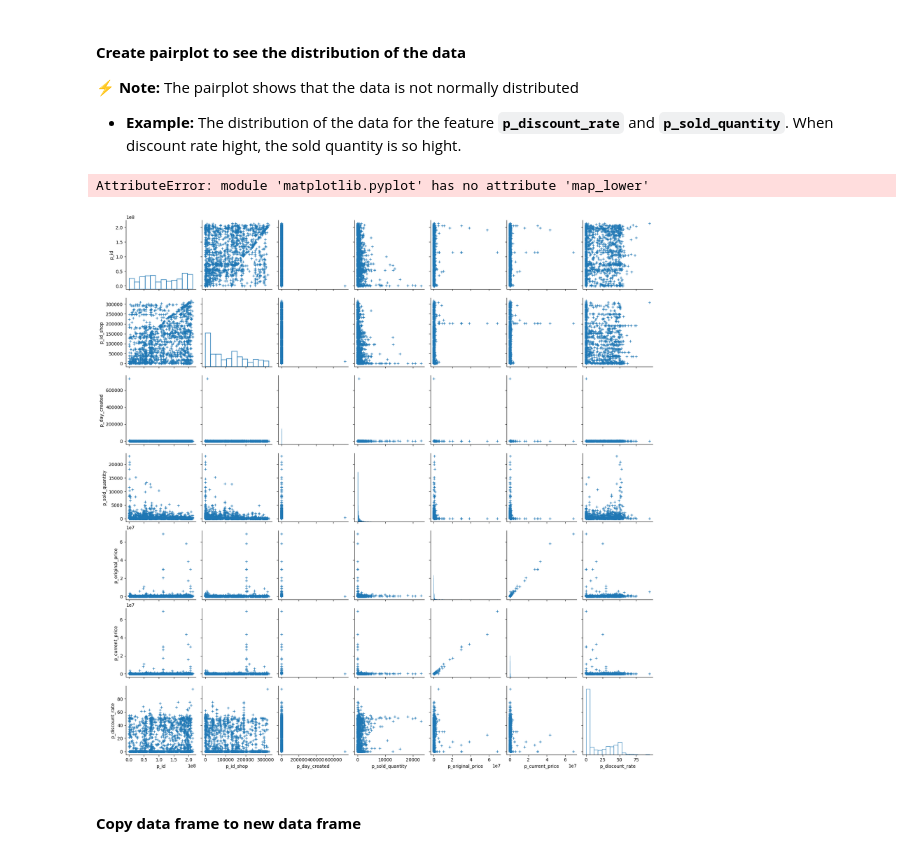
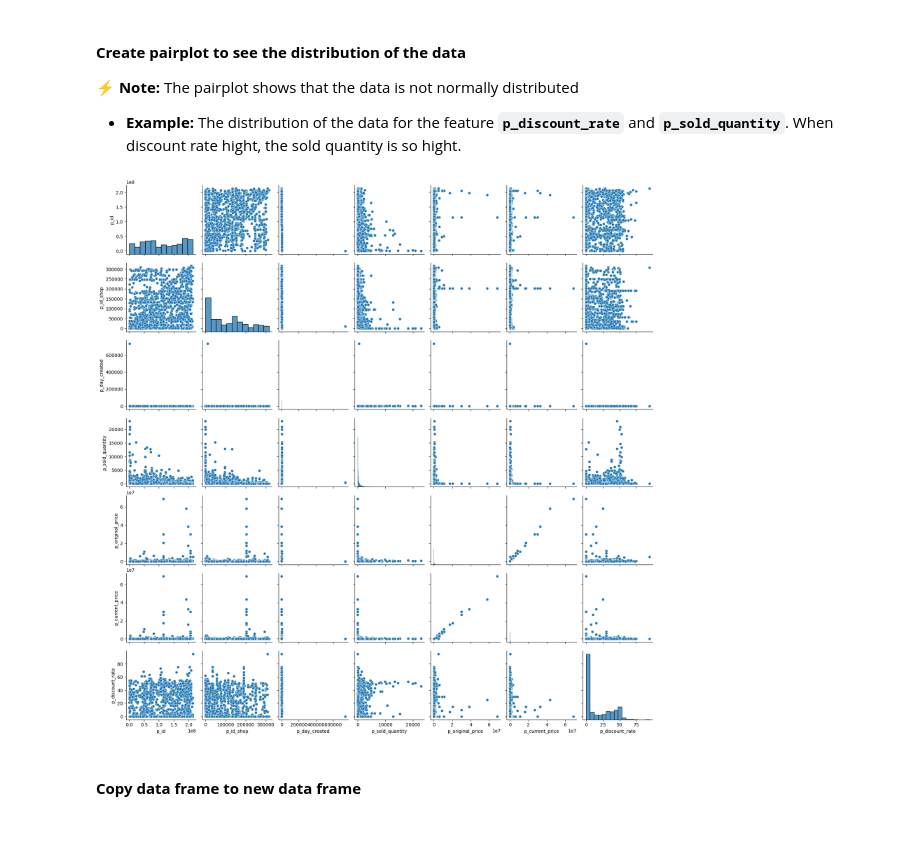
Before and after one commit to TienDat57/IntroductionToDataScience, a Jupyter notebook: src/features/index.ipynb, the cells around one changed output. Drawn from its saved outputs; the diff is of its cells as text; code cells hidden in the pictures.

```diff
--- a/src/features/index.ipynb
+++ b/src/features/index.ipynb
@@ -30,15 +30,11 @@ df_products.head()
 #### **Create pairplot to see the distribution of the data**
 &#9889; **Note:** The pairplot shows that the data is not normally distributed
 - **Example:** The distribution of the data for the feature **`p_discount_rate`** and **`p_sold_quantity`**. When discount rate hight, the sold quantity is so hight.
-# %%
-sns.pairplot(
-   df_products, plot_kws=dict(marker="+", linewidth=1),
-   diag_kws=dict(fill=False),
-)
-plt.map_lower(sns.kdeplot, levels=4, color=".2")
-# %% [output]
-AttributeError: module 'matplotlib.pyplot' has no attribute 'map_lower'
-[figure, removed]
+# %%
+sns.pairplot(df_products)
+plt.show()
+# %% [output]
+[figure, added]
 # %% [markdown]
 #### **Copy data frame to new data frame**
 # %%
```
Also changed, not shown: parts of 2 cells of this notebook, 10 other files.
